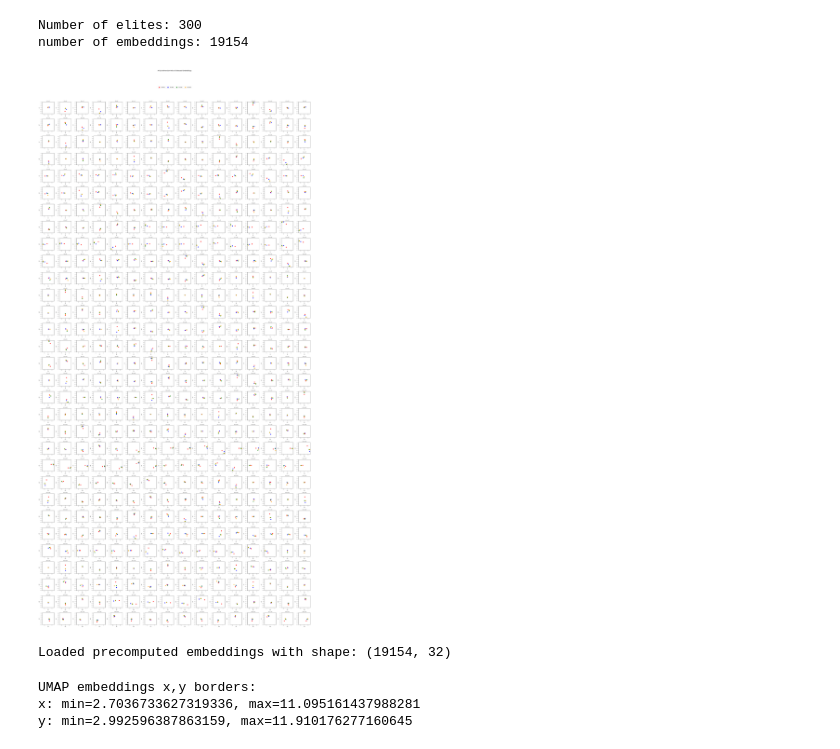
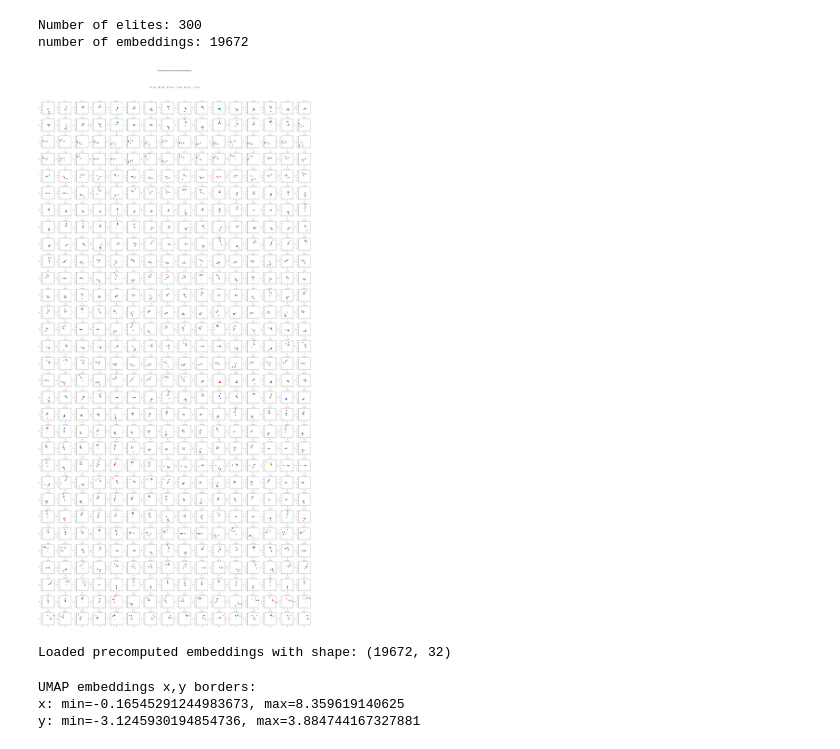
Before and after one commit to zibasPk/Novelty-Search-for-Racing-Track-Design, a Jupyter notebook: mapelite/data_analysis/cvt_result_analysis.ipynb, the cells around one changed output. Cells and saved outputs as stored; diff of their text form; code cells hidden in the pictures.

```diff
--- a/mapelite/data_analysis/cvt_result_analysis.ipynb
+++ b/mapelite/data_analysis/cvt_result_analysis.ipynb
@@ -1,13 +1,13 @@
 # %%
 import json
 import numpy as np
-_dataset_path = "mapelite/datasets/track_embeddings_metrics_32dim_rngMixDS_4.npz"
+_dataset_path = "mapelite/datasets/track_embeddings_metrics_32dim_rngMixDS_tita_1.npz"
 _data = np.load(_dataset_path)
 _embeddings = _data["embeddings"]
 
-CVT_PATH = "data/Archive/CVT/cvt run 2/cvt/"
+CVT_PATH = "data/Archive/CVT/cvt run tita 1/cvt/"
 
-cvt_elites_path = CVT_PATH + "elites_with_new_embedding_4.json"
+cvt_elites_path = CVT_PATH + "elites.json"
 
 with open(cvt_elites_path, "r") as f:
     elites_data = json.load(f)
@@ -19,10 +19,10 @@ print("Number of elites:", len(elites))
 print("number of embeddings:", len(_embeddings))
 # %% [output]
 Number of elites: 300
-number of embeddings: 19154
+number of embeddings: 19672
 # %%
 # 402.2980307006009, 584.9278792454614, 120.05557356154652, 300.36740629503026
-ids = [402.2980307006009, 584.9278792454614, 120.05557356154652, 300.36740629503026]
+ids = [46.14107942908127, 658.6419409276459, 654.7070314086919, 856.4539960144075, 346.5989534591662, 698.1124466369452]
 elite_dict = {elite["id"]: elite["embedding"] for elite in elites}
 selected_embeddings = [elite_dict[i] for i in ids]
 # %%
@@ -33,7 +33,7 @@ from itertools import combinations
 selected_embeddings_arr = np.array(selected_embeddings)
 n_dims = selected_embeddings_arr.shape[1]
 labels = [f"ID {id:.0f}" for id in ids]
-colors = ['red', 'blue', 'green', 'orange']
+colors = ['red', 'blue', 'green', 'orange', 'purple', 'cyan', 'magenta', 'yellow', 'brown', 'pink', 'gray', 'olive'][:len(ids)]
 
 dim_pairs = list(combinations(range(n_dims), 2))
 n_plots = len(dim_pairs)
@@ -46,34 +46,34 @@ global_max = selected_embeddings_arr.max()
 margin = (global_max - global_min) * 0.05
 
 fig, axes = plt.subplots(n_rows, n_cols, figsize=(n_cols * 2, n_rows * 2))
 axes = axes.flatten()
 
 for idx, (d1, d2) in enumerate(dim_pairs):
     ax = axes[idx]
     for i, emb in enumerate(selected_embeddings_arr):
         ax.scatter(emb[d1], emb[d2], color=colors[i], s=40)
     ax.set_xlim(global_min - margin, global_max + margin)
     ax.set_ylim(global_min - margin, global_max + margin)
     ax.set_aspect('equal')
     ax.set_xlabel(f"d{d1}", fontsize=6)
     ax.set_ylabel(f"d{d2}", fontsize=6)
     ax.tick_params(labelsize=5)
     ax.set_title(f"d{d1} vs d{d2}", fontsize=6)
 
 for idx in range(n_plots, len(axes)):
     axes[idx].set_visible(False)
 
 # Legend at the top
 handles = [plt.Line2D([0], [0], marker='o', color='w', markerfacecolor=c, markersize=8, label=l)
            for c, l in zip(colors, labels)]
 fig.legend(handles=handles, labels=labels, loc='upper center', ncol=len(labels),
            fontsize=9, markerscale=1.2, bbox_to_anchor=(0.5, 1.02), frameon=True)
 
 plt.suptitle("All 2D Dimension Pairs of Selected Embeddings", fontsize=12, y=1.05)
 plt.tight_layout()
 plt.show()
 # %% [output]
-[figure, old version]
+[figure, new version]
 # %%
 import umap
 import os
@@ -93,10 +93,10 @@ print(f"UMAP embeddings x,y borders:")
 print(f"x: min={umap_embeddings[:,0].min()}, max={umap_embeddings[:,0].max()}")
 print(f"y: min={umap_embeddings[:,1].min()}, max={umap_embeddings[:,1].max()}")
 # %% [output]
-Loaded precomputed embeddings with shape: (19154, 32)
+Loaded precomputed embeddings with shape: (19672, 32)
 UMAP embeddings x,y borders:
-x: min=2.7036733627319336, max=11.095161437988281
-y: min=2.992596387863159, max=11.910176277160645
+x: min=-0.16545291244983673, max=8.359619140625
+y: min=-3.1245930194854736, max=3.884744167327881
 # %%
 import joblib
 import numpy as np
```
Also changed, not shown: parts of 4 cells of this notebook, 4 other files.
